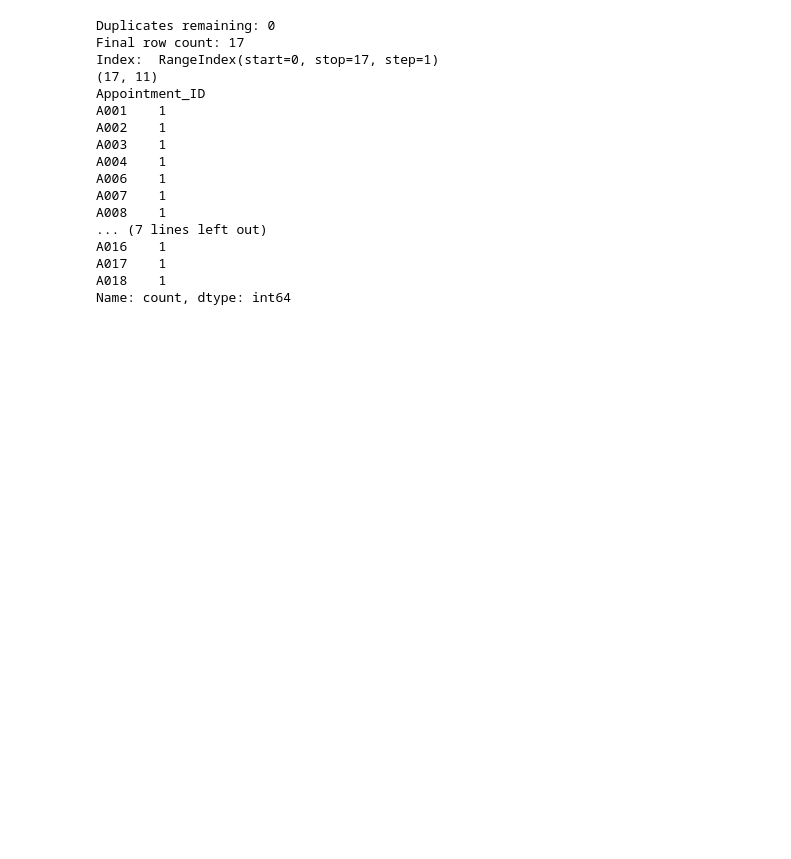
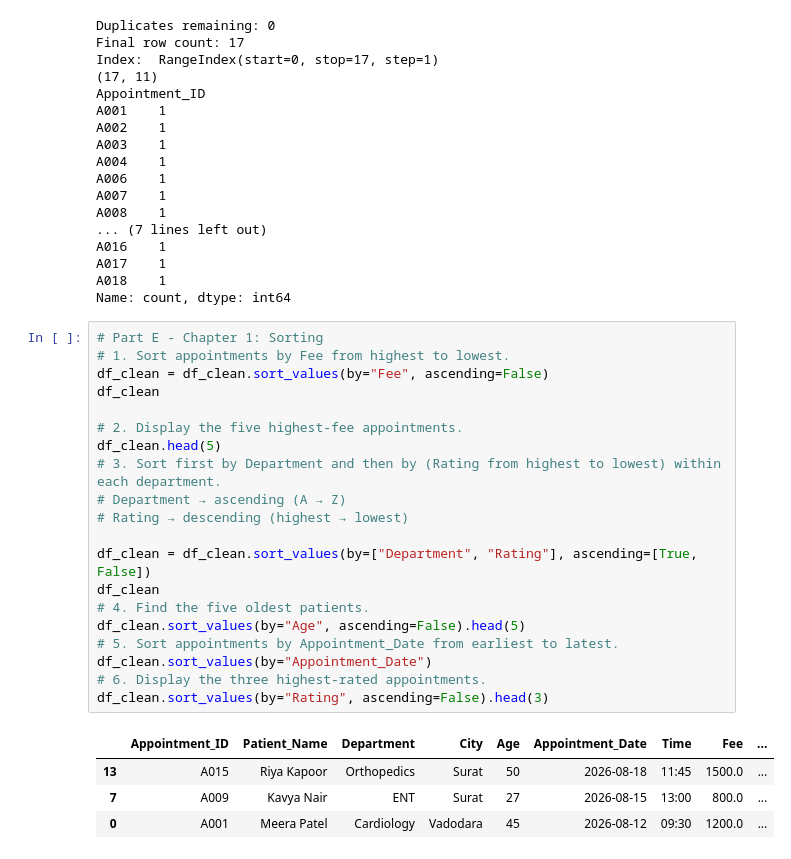
Before and after one commit to Karan74x/DataScience-Lab, a Jupyter notebook: CASE 3/case3.ipynb, the cells around one changed output. Cells and saved outputs as stored; diff of their text form; blank space fills up the shorter version.

Commit message:
Completed Part E and Part F sorting and grouping

```diff
--- a/CASE 3/case3.ipynb
+++ b/CASE 3/case3.ipynb
@@ -222,3 +222,28 @@ A016    1
 A017    1
 A018    1
 Name: count, dtype: int64
+# %%
+# Part E - Chapter 1: Sorting
+# 1. Sort appointments by Fee from highest to lowest.
+df_clean = df_clean.sort_values(by="Fee", ascending=False)
+df_clean
+
+# 2. Display the five highest-fee appointments.
+df_clean.head(5)
+# 3. Sort first by Department and then by (Rating from highest to lowest) within each department.
+# Department → ascending (A → Z)
+# Rating → descending (highest → lowest)
+
+df_clean = df_clean.sort_values(by=["Department", "Rating"], ascending=[True, False])
+df_clean
+# 4. Find the five oldest patients.
+df_clean.sort_values(by="Age", ascending=False).head(5)
+# 5. Sort appointments by Appointment_Date from earliest to latest.
+df_clean.sort_values(by="Appointment_Date")
+# 6. Display the three highest-rated appointments.
+df_clean.sort_values(by="Rating", ascending=False).head(3)
+# %% [output]
+|  | Appointment_ID | Patient_Name | Department | City | Age | Appointment_Date | Time | Fee | ... |
+| 13 | A015 | Riya Kapoor | Orthopedics | Surat | 50 | 2026-08-18 | 11:45 | 1500.0 | ... |
+| 7 | A009 | Kavya Nair | ENT | Surat | 27 | 2026-08-15 | 13:00 | 800.0 | ... |
+| 0 | A001 | Meera Patel | Cardiology | Vadodara | 45 | 2026-08-12 | 09:30 | 1200.0 | ... |
```
Also changed, not shown: parts of 1 cell of this notebook.
